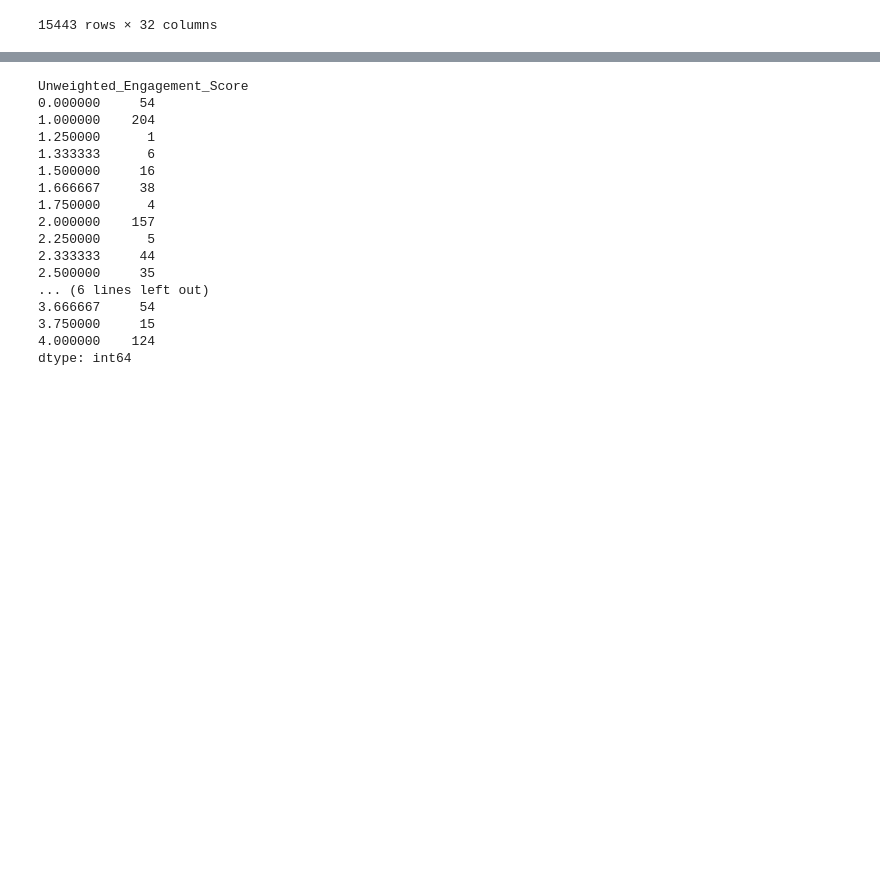
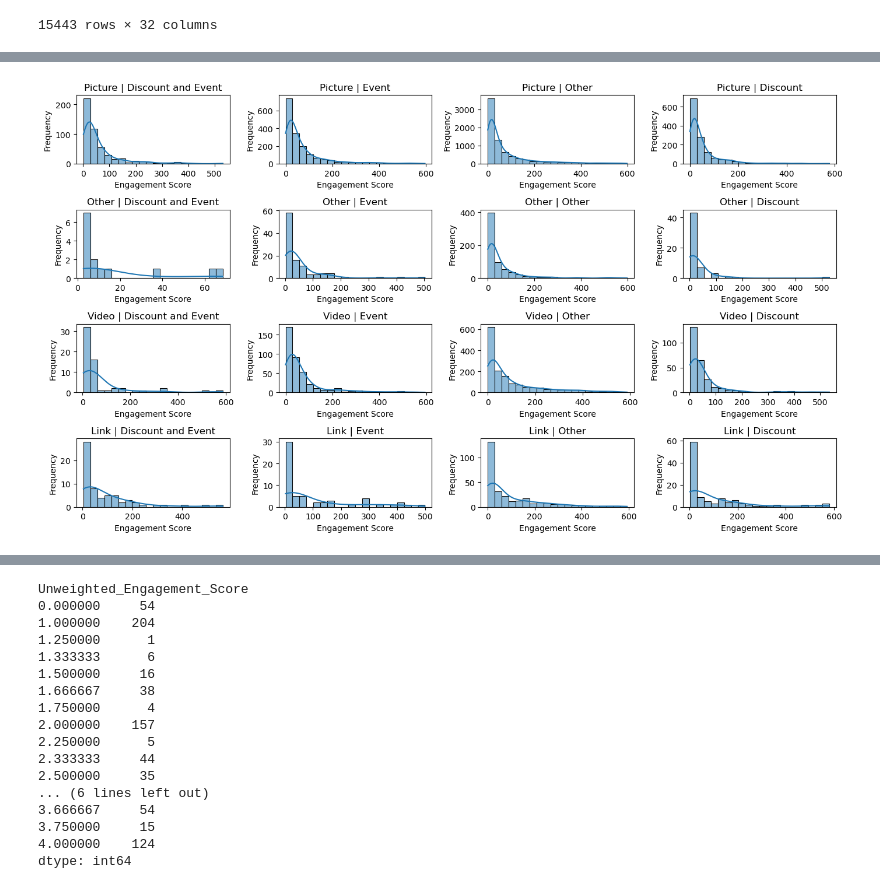
Before and after one commit to alvaarro/DigitalMarketingStrategy, a Jupyter notebook: test_features.ipynb, the cells around one changed output, grey strips where cells are left out. Saved outputs shown, nothing was run; the diff lists cells and outputs as text; code cells hidden in the pictures; blank space fills up the shorter version.

```diff
--- a/test_features.ipynb
+++ b/test_features.ipynb
@@ -325,0 +448,17 @@ post_type_columns1 = ['Link-posts', 'Picture Posts', 'Video-posts']
+# %%
+
+# Categorize each post based on its type into a new 'Post Type' column
+def categorize_post_type(row):
+    if row['Link-posts'] == 1:
+        return 'Link'
+    elif row['Picture Posts'] == 1:
+        return 'Picture'
+    elif row['Video-posts'] == 1:
+        return 'Video'
+    else:
+        return 'Other'  # Use 'Other' if none of the above categories fit
+
+merged_df['Post Type'] = merged_df.apply(categorize_post_type, axis=1)
+
+# Filter out 'Other' from 'Post Type'
+filtered_df = merged_df[merged_df['Post Type'] != 'Other']
@@ -325,0 +489,3 @@ post_type_columns1 = ['Link-posts', 'Picture Posts', 'Video-posts']
+# %%
+# Filter out entries where 'Unweighted Engagement Score' is above 600 for outliers
+filtered_df = merged_df[merged_df['Unweighted_Engagement_Score'] <= 600]
@@ -325,0 +537,24 @@ post_type_columns1 = ['Link-posts', 'Picture Posts', 'Video-posts']
+# %%
+# Set up the matplotlib figure (adjust figsize as needed)
+plt.figure(figsize=(14, 8))
+
+# Plot distribution of 'Unweighted Engagement Score' for each 'Post Type' and 'Promotion Status'
+count = 1
+n_rows = len(filtered_df['Post Type'].unique())
+n_cols = len(filtered_df['Promotion Status'].unique())
+
+for post_type in filtered_df['Post Type'].unique():
+    for promotion_status in filtered_df['Promotion Status'].unique():
+        plt.subplot(n_rows, n_cols, count)
+        count += 1
+        subgroup = filtered_df[(filtered_df['Post Type'] == post_type) & (filtered_df['Promotion Status'] == promotion_status)]
+        sns.histplot(subgroup['Unweighted_Engagement_Score'], kde=True, bins=20)
+        plt.title(f'{post_type} | {promotion_status}')
+        plt.xlabel('Engagement Score')
+        plt.ylabel('Frequency')
+
+# Adjust layout to prevent overlap between plots
+plt.tight_layout()
+plt.show()
+# %% [output]
+[figure, added]
```
Also changed, not shown: parts of 27 cells of this notebook, 2 other files.
